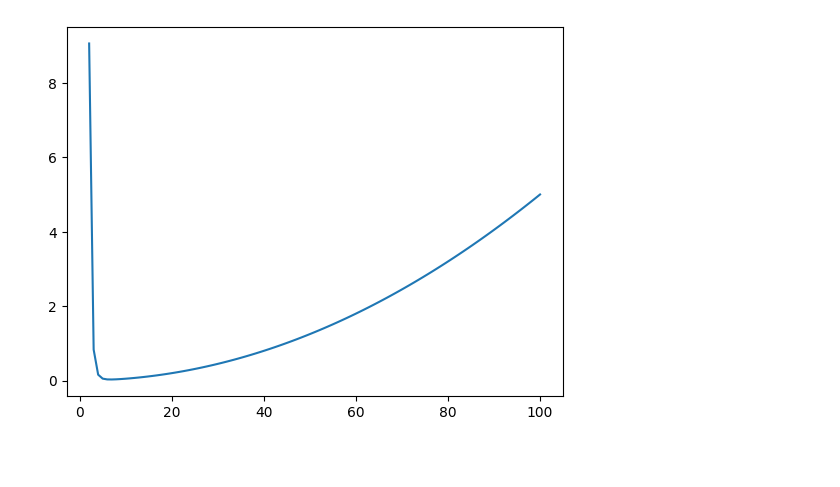
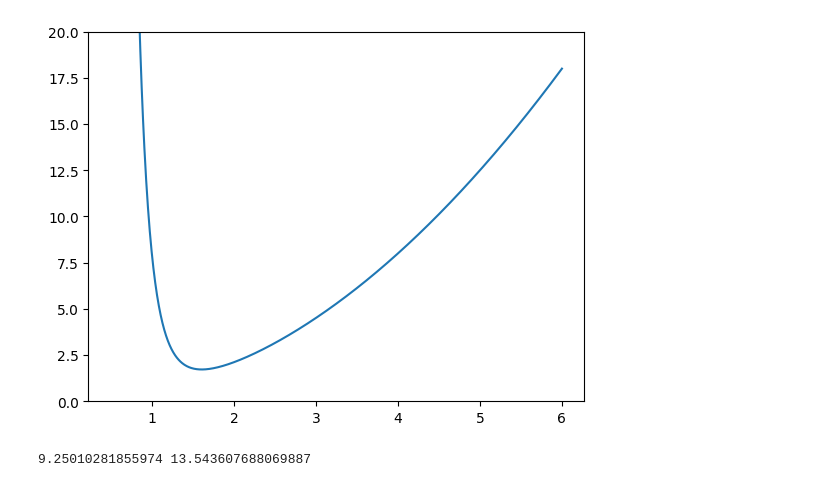
Before and after one commit to Wleter/shielded_molecules, a Jupyter notebook: analysis/analysis.ipynb, the cells around one changed output. Cells and saved outputs as stored; diff of their text form; code cells hidden in the pictures; blank space fills up the shorter version.

```diff
--- a/analysis/analysis.ipynb
+++ b/analysis/analysis.ipynb
@@ -5,10 +6,28 @@ import pandas as pd
 
 DATA_PATH = "../data"
-# %%
-values = np.loadtxt(f"{DATA_PATH}/potential_value.dat", delimiter = "\t", skiprows = 1)
-
-fig, ax = plt.subplots()
-ax.plot(values[:, 0], values[:, 1]);
-# %% [output]
-[figure, removed]
+# %%
+data = np.loadtxt(f"{DATA_PATH}/potential_value.dat", delimiter="\t", skiprows=1)
+fig, ax = plt.subplots()
+ax.set_ylim(0, 20)
+ax.plot(data[:, 0], data[:, 1]);
+# %% [output]
+[figure, added]
+# %%
+hbar = 1.05457182e-34
+epsilon_0 = 8.85418782e-12
+d = 2.72 * 3.33564e-30
+delta_r = 0.1
+M = 1.029e-25
+mu = M / 2
+omega_trap = 3.5 * 2 * np.pi * 1e5
+xi = 0
+Omega = 40 * 2 * np.pi * 1e6
+lho = np.sqrt(hbar / (mu * omega_trap))
+Eho = hbar * omega_trap
+C3 = d**2 / (48 * np.pi * epsilon_0 * (1 + delta_r**2)) / (Eho * lho**3)
+C6 = d**4 / (128 * np.pi**2 * epsilon_0**2 * hbar * Omega * (1 + delta_r**2)**1.5) / (Eho * lho**6)
+
+print(C3, C6)
+# %% [output]
+9.25010281855974 13.543607688069887
 # %%
```
Also changed, not shown: parts of 4 cells of this notebook, 2 other files.
